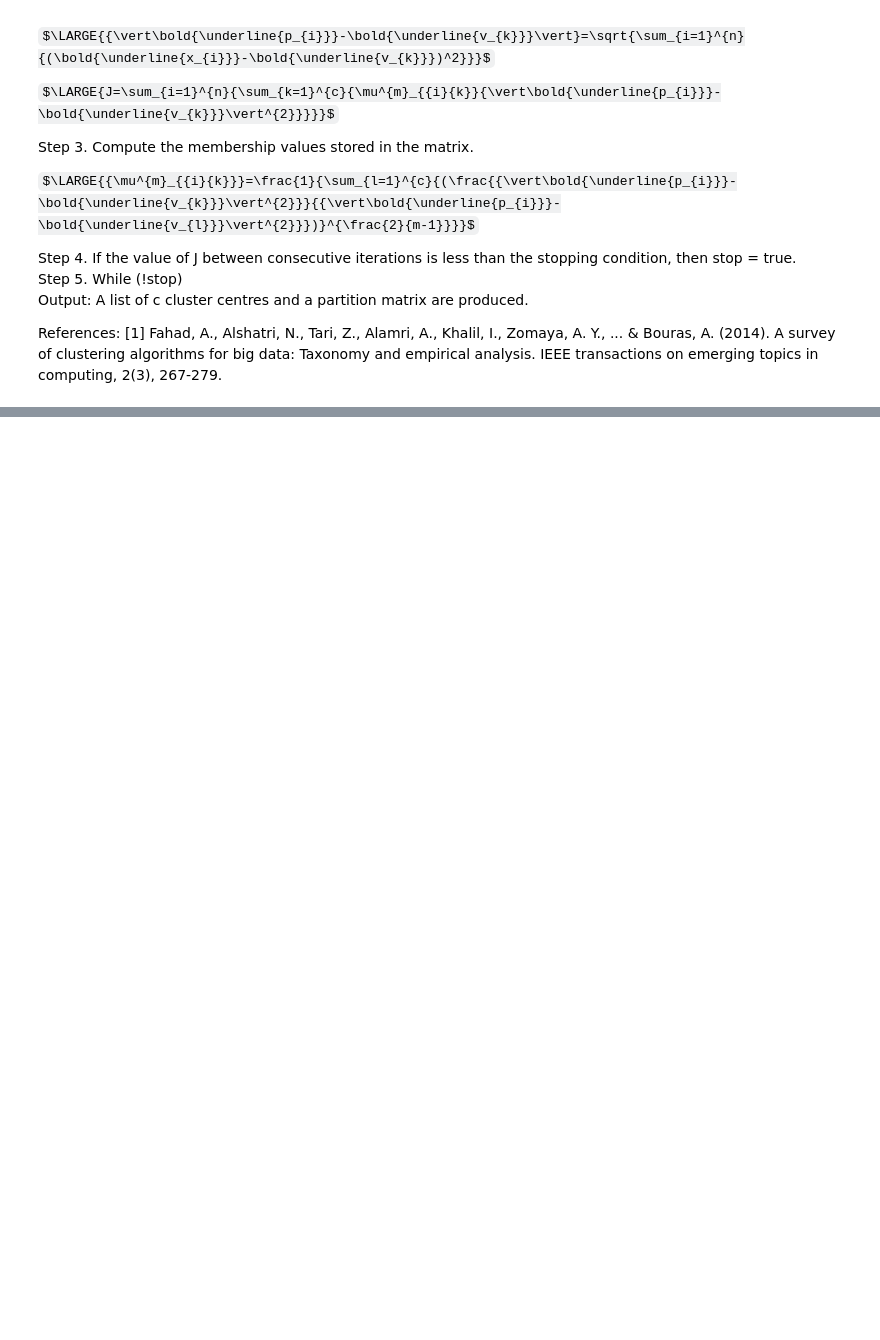
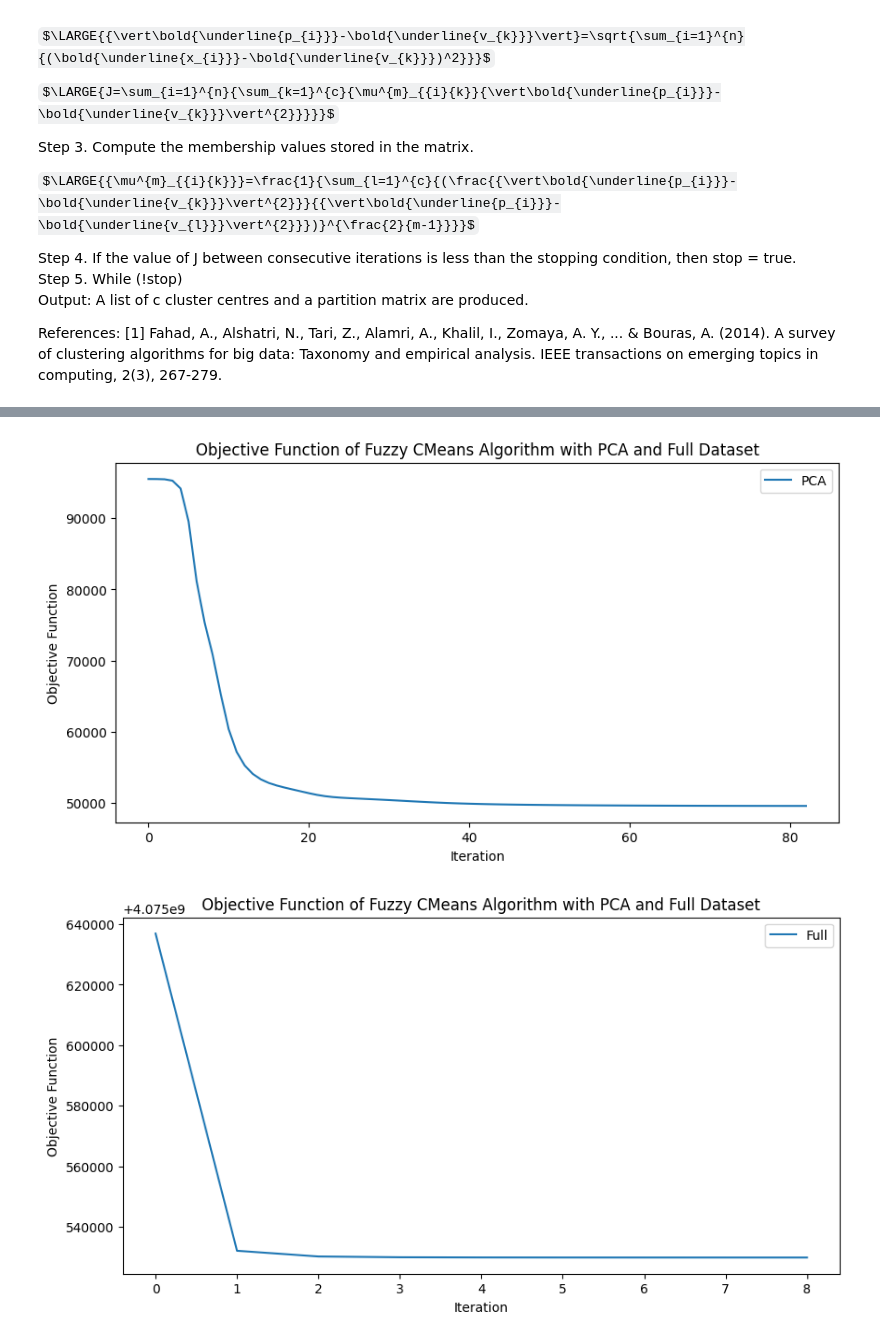
Before and after one commit to krisrjensen/csc730, a Jupyter notebook: assignment 2/20240122_original_Assignment_2.ipynb, the cells around one changed output, grey strips where cells are left out. Drawn from its saved outputs; the diff is of its cells as text; code cells hidden in the pictures; some formulas as TeX source; blank space fills up the shorter version.

```diff
--- a/assignment 2/20240122_original_Assignment_2.ipynb
+++ b/assignment 2/20240122_original_Assignment_2.ipynb
@@ -234,0 +247,21 @@ iteration 12 took 0:01:07.458988 seconds. stop = 1405.25
+# %%
+#plot pca_j and full_j
+
+plt.figure(figsize=(10, 5))
+plt.plot(pca_j[1:], label='PCA')
+plt.xlabel('Iteration')
+plt.ylabel('Objective Function')
+plt.legend()
+plt.title('Objective Function of Fuzzy CMeans Algorithm with PCA and Full Dataset')
+plt.show()
+
+plt.figure(figsize=(10, 5))
+plt.plot(full_j[1:], label='Full')
+plt.xlabel('Iteration')
+plt.ylabel('Objective Function')
+plt.legend()
+plt.title('Objective Function of Fuzzy CMeans Algorithm with PCA and Full Dataset')
+plt.show()
+# %% [output]
+[figure, added]
+[figure, added]
```
Also changed, not shown: parts of 6 cells of this notebook, 3 other files.
